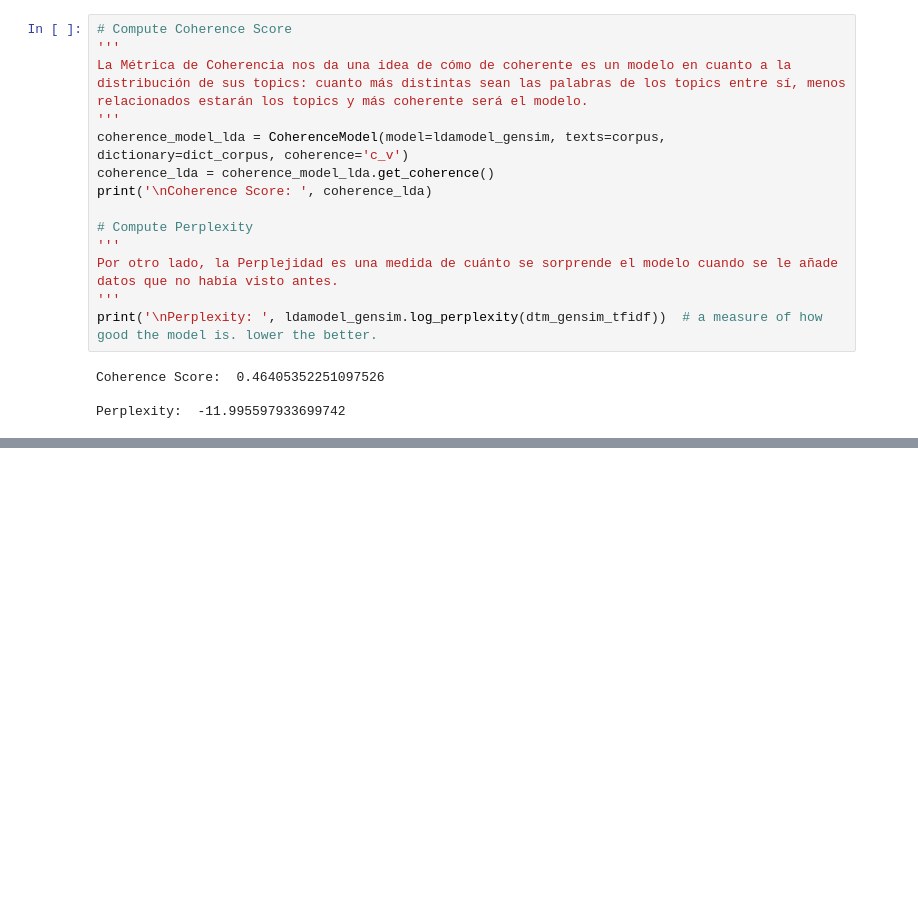
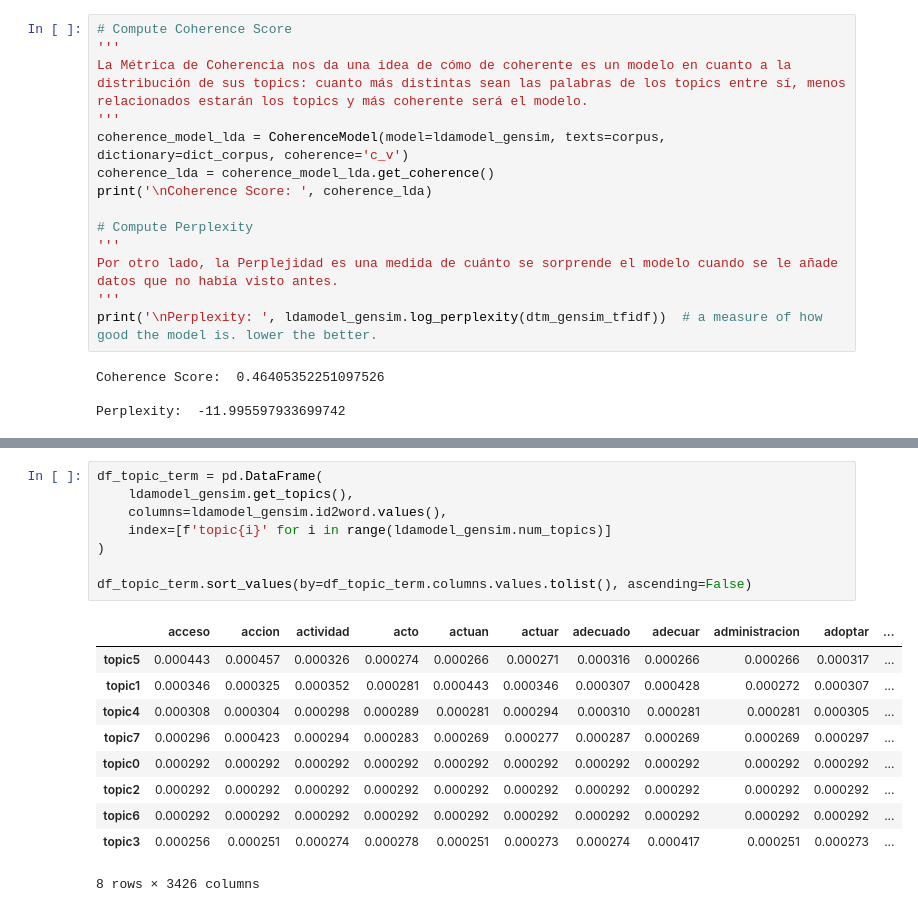
Before and after one commit to napb/PLN_Final, a Jupyter notebook: Final.ipynb, the cells around one changed output, grey strips where cells are left out. Cells and saved outputs as stored; diff of their text form; blank space fills up the shorter version.

```diff
--- a/Final.ipynb
+++ b/Final.ipynb
@@ -156,0 +209,19 @@ for i in range(1, 5):
+# %%
+df_topic_term = pd.DataFrame(
+    ldamodel_gensim.get_topics(),
+    columns=ldamodel_gensim.id2word.values(),
+    index=[f'topic{i}' for i in range(ldamodel_gensim.num_topics)]
+)
+
+df_topic_term.sort_values(by=df_topic_term.columns.values.tolist(), ascending=False)
+# %% [output]
+|  | acceso | accion | actividad | acto | actuan | actuar | adecuado | adecuar | administracion | adoptar | ... |
+| topic5 | 0.000443 | 0.000457 | 0.000326 | 0.000274 | 0.000266 | 0.000271 | 0.000316 | 0.000266 | 0.000266 | 0.000317 | ... |
+| topic1 | 0.000346 | 0.000325 | 0.000352 | 0.000281 | 0.000443 | 0.000346 | 0.000307 | 0.000428 | 0.000272 | 0.000307 | ... |
+| topic4 | 0.000308 | 0.000304 | 0.000298 | 0.000289 | 0.000281 | 0.000294 | 0.000310 | 0.000281 | 0.000281 | 0.000305 | ... |
+| topic7 | 0.000296 | 0.000423 | 0.000294 | 0.000283 | 0.000269 | 0.000277 | 0.000287 | 0.000269 | 0.000269 | 0.000297 | ... |
+| topic0 | 0.000292 | 0.000292 | 0.000292 | 0.000292 | 0.000292 | 0.000292 | 0.000292 | 0.000292 | 0.000292 | 0.000292 | ... |
+| topic2 | 0.000292 | 0.000292 | 0.000292 | 0.000292 | 0.000292 | 0.000292 | 0.000292 | 0.000292 | 0.000292 | 0.000292 | ... |
+| topic6 | 0.000292 | 0.000292 | 0.000292 | 0.000292 | 0.000292 | 0.000292 | 0.000292 | 0.000292 | 0.000292 | 0.000292 | ... |
+| topic3 | 0.000256 | 0.000251 | 0.000274 | 0.000278 | 0.000251 | 0.000273 | 0.000274 | 0.000417 | 0.000251 | 0.000273 | ... |
+8 rows × 3426 columns
```
Also changed, not shown: parts of 20 cells of this notebook, 3 other files.
